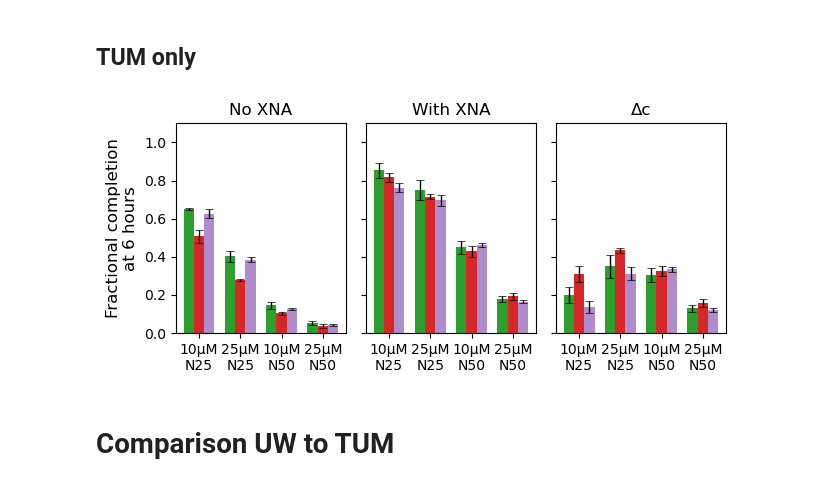
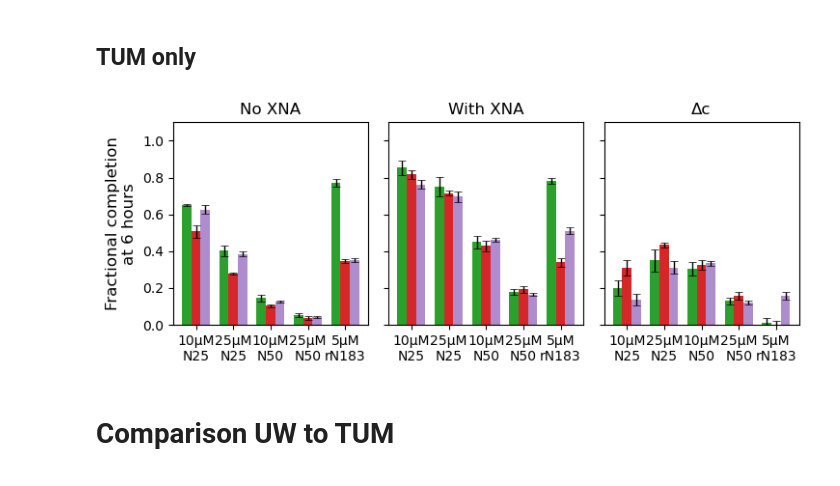
Before and after one commit to thachuk-lab/NN-DSD-Results-Analysis, a Jupyter notebook: CascadeFigure.ipynb, the cells around one changed output. Drawn from its saved outputs; the diff is of its cells as text; code cells hidden in the pictures.

Commit message:
Updated one-paramater and two-parameter modeling of the data

```diff
--- a/CascadeFigure.ipynb
+++ b/CascadeFigure.ipynb
@@ -348,6 +350,7 @@ for k,l in enumerate(conditions_levels[1:]):
 
 plt.tight_layout()
 
+
 TUM_no_nat_N25_10uM = completion_at_time(data, controls, casc_controls, t, time_point, conditions, conditions_TUM_controls, conditions_TUM_casc_controls, 'R alone', 'Cascade', 'N25_10uM nat', verbose = True)
 TUM_no_nat_N25_25uM = completion_at_time(data, controls, casc_controls, t, time_point, conditions, conditions_TUM_controls, conditions_TUM_casc_controls,'R alone', 'Cascade', 'N25_25uM nat', verbose = True)
 TUM_no_nat_N50_10uM = completion_at_time(data, controls, casc_controls, t, time_point, conditions, conditions_TUM_controls, conditions_TUM_casc_controls,'R alone', 'Cascade', 'N50_10uM nat', verbose = True)
@@ -360,10 +363,16 @@ TUM_no_diff_N25_10uM = [(TUM_no_nn_N25_10uM[0] - TUM_no_nat_N25_10uM[0]), np.sqr
 TUM_no_diff_N25_25uM = [(TUM_no_nn_N25_25uM[0] - TUM_no_nat_N25_25uM[0]), np.sqrt(TUM_no_nn_N25_25uM[1]**2 + TUM_no_nat_N25_25uM[1]**2)]
 TUM_no_diff_N50_10uM = [(TUM_no_nn_N50_10uM[0] - TUM_no_nat_N50_10uM[0]), np.sqrt(TUM_no_nn_N50_10uM[1]**2 + TUM_no_nat_N50_10uM[1]**2)]
 TUM_no_diff_N50_25uM = [(TUM_no_nn_N50_25uM[0] - TUM_no_nat_N50_25uM[0]), np.sqrt(TUM_no_nn_N50_25uM[1]**2 + TUM_no_nat_N50_25uM[1]**2)]
+
 print(f"diff_N25_10uM: {TUM_no_diff_N25_10uM[0]} +/- {TUM_no_diff_N25_10uM[1]}")
 print(f"diff_N25_25uM: {TUM_no_diff_N25_25uM[0]} +/- {TUM_no_diff_N25_25uM[1]}")
 print(f"diff_N50_10uM: {TUM_no_diff_N50_10uM[0]} +/- {TUM_no_diff_N50_10uM[1]}")
 print(f"diff_N50_25uM: {TUM_no_diff_N50_25uM[0]} +/- {TUM_no_diff_N50_25uM[1]}")
+
+TUM_no_nat_rna_5uM = completion_at_time(data, controls, casc_controls, t, time_point, conditions, conditions_TUM_controls, conditions_TUM_casc_controls, 'R alone', 'Cascade', 'RNA N183 5uM nat', verbose = True)
+TUM_no_nn_rna_5uM = completion_at_time(data, controls, casc_controls, t, time_point, conditions, conditions_TUM_controls, conditions_TUM_casc_controls, 'R alone', 'Cascade', 'RNA N183 5uM(nn)', verbose = True)
+TUM_no_diff_rna_5uM = [(TUM_no_nn_rna_5uM[0] - TUM_no_nat_rna_5uM[0]), np.sqrt(TUM_no_nn_rna_5uM[1]**2 + TUM_no_nat_rna_5uM[1]**2)]
+print(f"diff_rna_5uM: {TUM_no_diff_rna_5uM[0]} +/- {TUM_no_diff_rna_5uM[1]}")
 # %% [output]
 N25_10uM nat : 0.6531273568957894 +/- 0.005409982312041719
 N25_25uM nat : 0.4029127981066811 +/- 0.029714777471392763
@@ -496,6 +508,11 @@ print(f"diff_N25_10uM: {TUM_trig_diff_N25_10uM[0]} +/- {TUM_trig_diff_N25_10uM[1
 print(f"diff_N25_25uM: {TUM_trig_diff_N25_25uM[0]} +/- {TUM_trig_diff_N25_25uM[1]}")
 print(f"diff_N50_10uM: {TUM_trig_diff_N50_10uM[0]} +/- {TUM_trig_diff_N50_10uM[1]}")
 print(f"diff_N50_25uM: {TUM_trig_diff_N50_25uM[0]} +/- {TUM_trig_diff_N50_25uM[1]}")
+
+TUM_trig_nat_rna_5uM = completion_at_time(data, controls, casc_controls, t, time_point, conditions, conditions_TUM_controls, conditions_TUM_casc_controls, 'R alone', 'Cascade', 'RNA N183 5uM nat', verbose = True)
+TUM_trig_nn_rna_5uM = completion_at_time(data, controls, casc_controls, t, time_point, conditions, conditions_TUM_controls, conditions_TUM_casc_controls, 'R alone', 'Cascade', 'RNA N183 5uM(nn)', verbose = True)
+TUM_trig_diff_rna_5uM = [(TUM_trig_nn_rna_5uM[0] - TUM_trig_nat_rna_5uM[0]), np.sqrt(TUM_trig_nn_rna_5uM[1]**2 + TUM_trig_nat_rna_5uM[1]**2)]
+print(f"diff_rna_5uM: {TUM_trig_diff_rna_5uM[0]} +/- {TUM_trig_diff_rna_5uM[1]}")
 # %% [output]
 N25_10uM nat : 0.5085537437257809 +/- 0.034129693503825706
 N25_25uM nat : 0.27958700683987403 +/- 0.004986183964334503
@@ -631,6 +651,11 @@ print(f"diff_N25_10uM: {TUM_casc_diff_N25_10uM[0]} +/- {TUM_casc_diff_N25_10uM[1
 print(f"diff_N25_25uM: {TUM_casc_diff_N25_25uM[0]} +/- {TUM_casc_diff_N25_25uM[1]}")
 print(f"diff_N50_10uM: {TUM_casc_diff_N50_10uM[0]} +/- {TUM_casc_diff_N50_10uM[1]}")
 print(f"diff_N50_25uM: {TUM_casc_diff_N50_25uM[0]} +/- {TUM_casc_diff_N50_25uM[1]}")
+
+TUM_casc_nat_rna_5uM = completion_at_time(data, controls, casc_controls, t, time_point, conditions, conditions_TUM_controls, conditions_TUM_casc_controls, 'R alone', 'Cascade', 'RNA N183 5uM nat', verbose = True)
+TUM_casc_nn_rna_5uM = completion_at_time(data, controls, casc_controls, t, time_point, conditions, conditions_TUM_controls, conditions_TUM_casc_controls, 'R alone', 'Cascade', 'RNA N183 5uM(nn)', verbose = True)
+TUM_casc_diff_rna_5uM = [(TUM_casc_nn_rna_5uM[0] - TUM_casc_nat_rna_5uM[0]), np.sqrt(TUM_casc_nn_rna_5uM[1]**2 + TUM_casc_nat_rna_5uM[1]**2)]
+print(f"diff_rna_5uM: {TUM_casc_diff_rna_5uM[0]} +/- {TUM_casc_diff_rna_5uM[1]}")
 # %% [output]
 N25_10uM nat : 0.626340017164703 +/- 0.023096817132512444
 N25_25uM nat : 0.3844477386803984 +/- 0.013882446951811657
@@ -927,35 +955,35 @@ import matplotlib.pyplot as plt
 import numpy as np
 
 fig, ax = plt.subplots(1, 3, sharey=True)
-fig.set_figwidth(6.5)
+fig.set_figwidth(7.5)
 fig.set_figheight(3)
 
-labels = [u"10\u03bcM\nN25", u"25\u03bcM\nN25", u"10\u03bcM\nN50", u"25\u03bcM\nN50"]
+labels = [u"10\u03bcM\nN25", u"25\u03bcM\nN25", u"10\u03bcM\nN50", u"25\u03bcM\nN50", u"5\u03bcM\nrN183"]
 x = np.arange(len(labels))
 bar_width = 0.25
 
 # Each entry: (nat_list, nn_list, diff_list, color, dx, alpha scale)
 datasets = [
     (
-        [TUM_no_nat_N25_10uM, TUM_no_nat_N25_25uM, TUM_no_nat_N50_10uM, TUM_no_nat_N50_25uM],
-        [TUM_no_nn_N25_10uM,  TUM_no_nn_N25_25uM,  TUM_no_nn_N50_10uM,  TUM_no_nn_N50_25uM],
-        [TUM_no_diff_N25_10uM, TUM_no_diff_N25_25uM, TUM_no_diff_N50_10uM, TUM_no_diff_N50_25uM],
+        [TUM_no_nat_N25_10uM, TUM_no_nat_N25_25uM, TUM_no_nat_N50_10uM, TUM_no_nat_N50_25uM, TUM_no_nat_rna_5uM],
+        [TUM_no_nn_N25_10uM,  TUM_no_nn_N25_25uM,  TUM_no_nn_N50_10uM,  TUM_no_nn_N50_25uM, TUM_no_nn_rna_5uM],
+        [TUM_no_diff_N25_10uM, TUM_no_diff_N25_25uM, TUM_no_diff_N50_10uM, TUM_no_diff_N50_25uM, TUM_no_diff_rna_5uM],
         color_scheme[2],
         -bar_width,
         1.0
     ),
     (
-        [TUM_trig_nat_N25_10uM, TUM_trig_nat_N25_25uM, TUM_trig_nat_N50_10uM, TUM_trig_nat_N50_25uM],
-        [TUM_trig_nn_N25_10uM,  TUM_trig_nn_N25_25uM,  TUM_trig_nn_N50_10uM,  TUM_trig_nn_N50_25uM],
-        [TUM_trig_diff_N25_10uM, TUM_trig_diff_N25_25uM, TUM_trig_diff_N50_10uM, TUM_trig_diff_N50_25uM],
+        [TUM_trig_nat_N25_10uM, TUM_trig_nat_N25_25uM, TUM_trig_nat_N50_10uM, TUM_trig_nat_N50_25uM, TUM_trig_nat_rna_5uM],
+        [TUM_trig_nn_N25_10uM,  TUM_trig_nn_N25_25uM,  TUM_trig_nn_N50_10uM,  TUM_trig_nn_N50_25uM, TUM_trig_nn_rna_5uM],
+        [TUM_trig_diff_N25_10uM, TUM_trig_diff_N25_25uM, TUM_trig_diff_N50_10uM, TUM_trig_diff_N50_25uM, TUM_trig_diff_rna_5uM],
         color_scheme[3],
         0,
         1.0
     ),
     (
-        [TUM_casc_nat_N25_10uM, TUM_casc_nat_N25_25uM, TUM_casc_nat_N50_10uM, TUM_casc_nat_N50_25uM],
-        [TUM_casc_nn_N25_10uM,  TUM_casc_nn_N25_25uM,  TUM_casc_nn_N50_10uM,  TUM_casc_nn_N50_25uM],
-        [TUM_casc_diff_N25_10uM, TUM_casc_diff_N25_25uM, TUM_casc_diff_N50_10uM, TUM_casc_diff_N50_25uM],
+        [TUM_casc_nat_N25_10uM, TUM_casc_nat_N25_25uM, TUM_casc_nat_N50_10uM, TUM_casc_nat_N50_25uM, TUM_casc_nat_rna_5uM],
+        [TUM_casc_nn_N25_10uM,  TUM_casc_nn_N25_25uM,  TUM_casc_nn_N50_10uM,  TUM_casc_nn_N50_25uM, TUM_casc_nn_rna_5uM],
+        [TUM_casc_diff_N25_10uM, TUM_casc_diff_N25_25uM, TUM_casc_diff_N50_10uM, TUM_casc_diff_N50_25uM, TUM_casc_diff_rna_5uM],
         color_scheme[4],
         bar_width,
         0.75
@@ -972,34 +1000,34 @@ for nat_list, _, _, color, dx, scale in datasets:
     ax[0].bar(x + dx, y, width=bar_width, yerr=err, color=color, alpha=scale, error_kw=error_params)
 
 # Panel 1: nn
 for _, nn_list, _, color, dx, scale in datasets:
     y = [d[0] for d in nn_list]
     err = [d[1] for d in nn_list]
     ax[1].bar(x + dx, y, width=bar_width, yerr=err, color=color, alpha=scale, error_kw=error_params)
 
 # Panel 2: diff
 for _, _, diff_list, color, dx, scale in datasets:
     y = [d[0] for d in diff_list]
     err = [d[1] for d in diff_list]
     ax[2].bar(x + dx, y, width=bar_width, yerr=err, color=color, alpha=scale, error_kw=error_params)
 
 # Formatting
 for a in ax:
     a.set_xticks(x)
     a.set_xticklabels(labels, fontsize=10)
     a.set_ylim(0, 1.1)
     a.tick_params(axis='x', labelrotation=0)
 
 ax[0].set_ylabel('Fractional completion\nat 6 hours', fontsize=12)
 
 ax[0].set_title('No XNA', fontsize=12)
 ax[1].set_title('With XNA', fontsize=12)
 ax[2].set_title('Δc', fontsize=12)
 plt.tight_layout()
 #plt.savefig('NAR_TUM_Casc_3panel_barplot_err.svg', dpi=600)
 plt.show()
 # %% [output]
-[figure, old version]
+[figure, new version]
 # %% [markdown]
 # Comparison UW to TUM
 # %%
```
Also changed, not shown: parts of 4 cells of this notebook, 6 other files.
